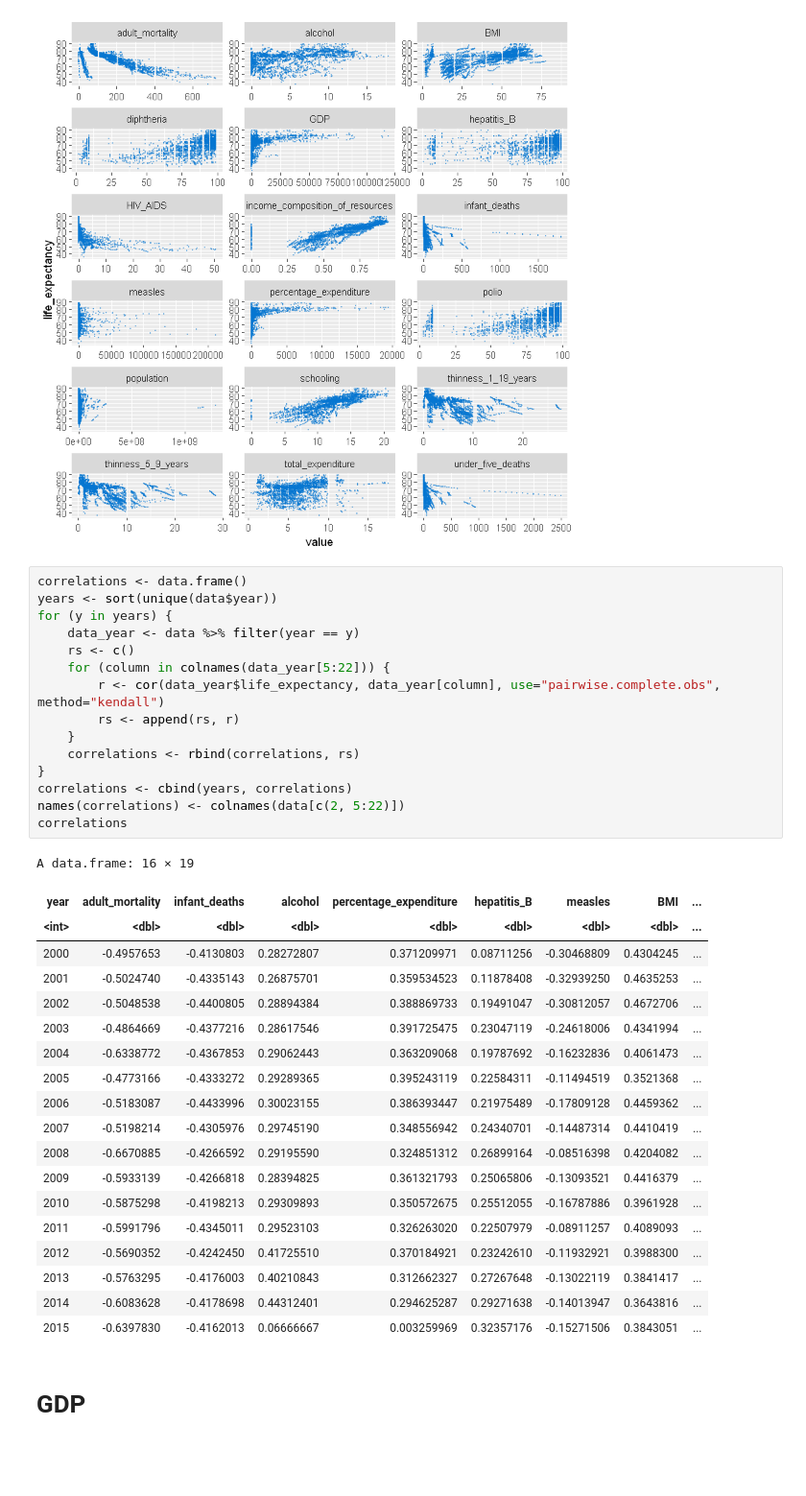
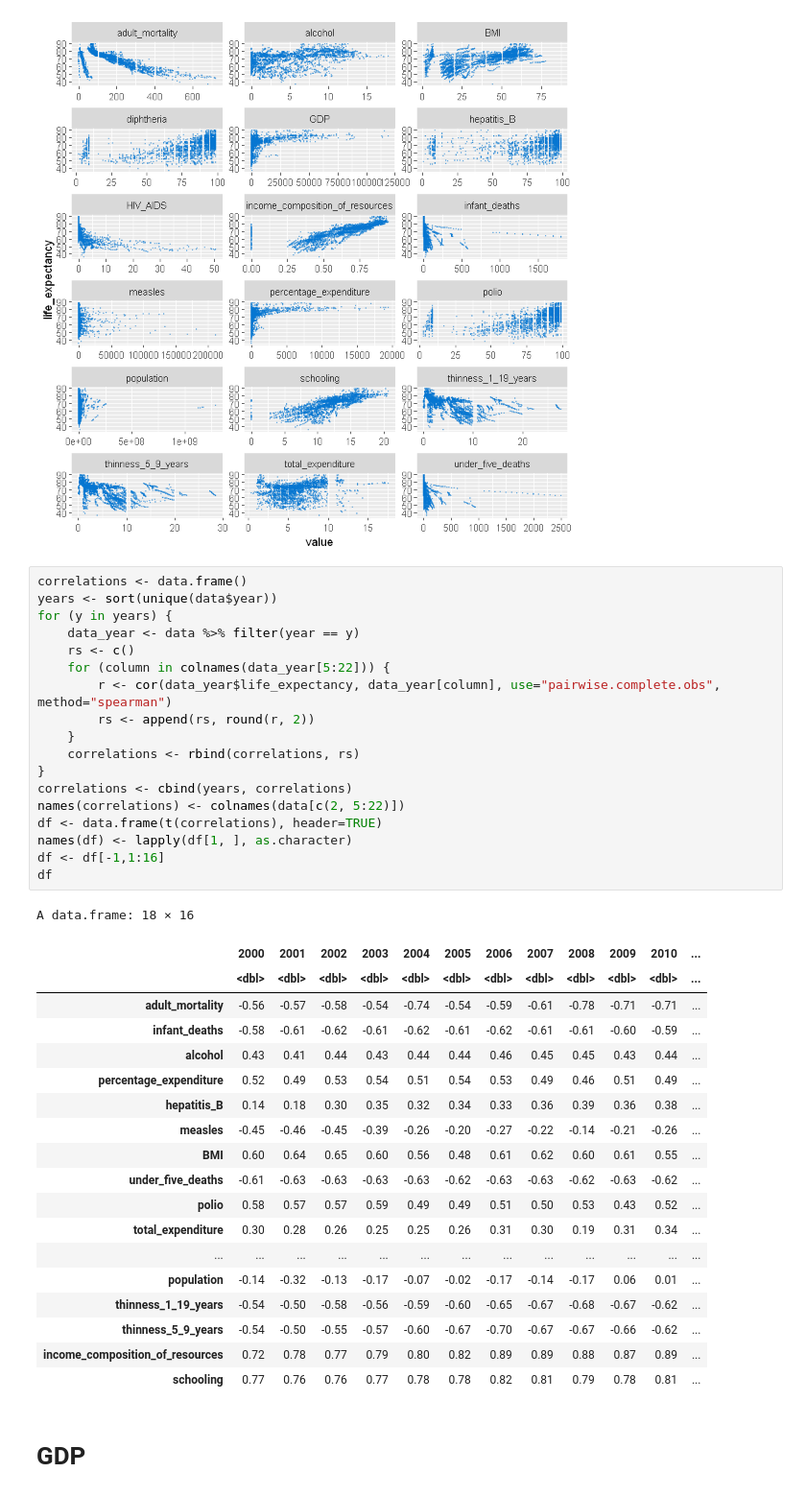
Before and after one commit to Szymex49/What_affects_life_expectancy-statistical_analysis, a Jupyter notebook: Malec.ipynb, the cells around one changed output. Shown at 96% size. Drawn from its saved outputs; the diff is of its cells as text; blank space fills up the shorter version.

```diff
--- a/Malec.ipynb
+++ b/Malec.ipynb
@@ -136,38 +136,41 @@ Warning message:
 # %%
 correlations <- data.frame()
 years <- sort(unique(data$year))
 for (y in years) {
     data_year <- data %>% filter(year == y)
     rs <- c()
     for (column in colnames(data_year[5:22])) {
-        r <- cor(data_year$life_expectancy, data_year[column], use="pairwise.complete.obs", method="kendall")
-        rs <- append(rs, r)
+        r <- cor(data_year$life_expectancy, data_year[column], use="pairwise.complete.obs", method="spearman")
+        rs <- append(rs, round(r, 2))
     }
     correlations <- rbind(correlations, rs)
 }
 correlations <- cbind(years, correlations)
 names(correlations) <- colnames(data[c(2, 5:22)])
-correlations
+df <- data.frame(t(correlations), header=TRUE)
+names(df) <- lapply(df[1, ], as.character)
+df <- df[-1,1:16]
+df
 # %% [output]
-A data.frame: 16 × 19
+A data.frame: 18 × 16
-| year | adult_mortality | infant_deaths | alcohol | percentage_expenditure | hepatitis_B | measles | BMI | ... |
-| <int> | <dbl> | <dbl> | <dbl> | <dbl> | <dbl> | <dbl> | <dbl> | ... |
-| 2000 | -0.4957653 | -0.4130803 | 0.28272807 | 0.371209971 | 0.08711256 | -0.30468809 | 0.4304245 | ... |
-| 2001 | -0.5024740 | -0.4335143 | 0.26875701 | 0.359534523 | 0.11878408 | -0.32939250 | 0.4635253 | ... |
-| 2002 | -0.5048538 | -0.4400805 | 0.28894384 | 0.388869733 | 0.19491047 | -0.30812057 | 0.4672706 | ... |
-| 2003 | -0.4864669 | -0.4377216 | 0.28617546 | 0.391725475 | 0.23047119 | -0.24618006 | 0.4341994 | ... |
-| 2004 | -0.6338772 | -0.4367853 | 0.29062443 | 0.363209068 | 0.19787692 | -0.16232836 | 0.4061473 | ... |
-| 2005 | -0.4773166 | -0.4333272 | 0.29289365 | 0.395243119 | 0.22584311 | -0.11494519 | 0.3521368 | ... |
-| 2006 | -0.5183087 | -0.4433996 | 0.30023155 | 0.386393447 | 0.21975489 | -0.17809128 | 0.4459362 | ... |
-| 2007 | -0.5198214 | -0.4305976 | 0.29745190 | 0.348556942 | 0.24340701 | -0.14487314 | 0.4410419 | ... |
-| 2008 | -0.6670885 | -0.4266592 | 0.29195590 | 0.324851312 | 0.26899164 | -0.08516398 | 0.4204082 | ... |
-| 2009 | -0.5933139 | -0.4266818 | 0.28394825 | 0.361321793 | 0.25065806 | -0.13093521 | 0.4416379 | ... |
-| 2010 | -0.5875298 | -0.4198213 | 0.29309893 | 0.350572675 | 0.25512055 | -0.16787886 | 0.3961928 | ... |
-| 2011 | -0.5991796 | -0.4345011 | 0.29523103 | 0.326263020 | 0.22507979 | -0.08911257 | 0.4089093 | ... |
-| 2012 | -0.5690352 | -0.4242450 | 0.41725510 | 0.370184921 | 0.23242610 | -0.11932921 | 0.3988300 | ... |
-| 2013 | -0.5763295 | -0.4176003 | 0.40210843 | 0.312662327 | 0.27267648 | -0.13022119 | 0.3841417 | ... |
-| 2014 | -0.6083628 | -0.4178698 | 0.44312401 | 0.294625287 | 0.29271638 | -0.14013947 | 0.3643816 | ... |
-| 2015 | -0.6397830 | -0.4162013 | 0.06666667 | 0.003259969 | 0.32357176 | -0.15271506 | 0.3843051 | ... |
+|  | 2000 | 2001 | 2002 | 2003 | 2004 | 2005 | 2006 | 2007 | 2008 | 2009 | 2010 | ... |
+|  | <dbl> | <dbl> | <dbl> | <dbl> | <dbl> | <dbl> | <dbl> | <dbl> | <dbl> | <dbl> | <dbl> | ... |
+| adult_mortality | -0.56 | -0.57 | -0.58 | -0.54 | -0.74 | -0.54 | -0.59 | -0.61 | -0.78 | -0.71 | -0.71 | ... |
+| infant_deaths | -0.58 | -0.61 | -0.62 | -0.61 | -0.62 | -0.61 | -0.62 | -0.61 | -0.61 | -0.60 | -0.59 | ... |
+| alcohol | 0.43 | 0.41 | 0.44 | 0.43 | 0.44 | 0.44 | 0.46 | 0.45 | 0.45 | 0.43 | 0.44 | ... |
+| percentage_expenditure | 0.52 | 0.49 | 0.53 | 0.54 | 0.51 | 0.54 | 0.53 | 0.49 | 0.46 | 0.51 | 0.49 | ... |
+| hepatitis_B | 0.14 | 0.18 | 0.30 | 0.35 | 0.32 | 0.34 | 0.33 | 0.36 | 0.39 | 0.36 | 0.38 | ... |
+| measles | -0.45 | -0.46 | -0.45 | -0.39 | -0.26 | -0.20 | -0.27 | -0.22 | -0.14 | -0.21 | -0.26 | ... |
+| BMI | 0.60 | 0.64 | 0.65 | 0.60 | 0.56 | 0.48 | 0.61 | 0.62 | 0.60 | 0.61 | 0.55 | ... |
+| under_five_deaths | -0.61 | -0.63 | -0.63 | -0.63 | -0.63 | -0.62 | -0.63 | -0.63 | -0.62 | -0.63 | -0.62 | ... |
+| polio | 0.58 | 0.57 | 0.57 | 0.59 | 0.49 | 0.49 | 0.51 | 0.50 | 0.53 | 0.43 | 0.52 | ... |
+| total_expenditure | 0.30 | 0.28 | 0.26 | 0.25 | 0.25 | 0.26 | 0.31 | 0.30 | 0.19 | 0.31 | 0.34 | ... |
+| ... | ... | ... | ... | ... | ... | ... | ... | ... | ... | ... | ... | ... |
+| population | -0.14 | -0.32 | -0.13 | -0.17 | -0.07 | -0.02 | -0.17 | -0.14 | -0.17 | 0.06 | 0.01 | ... |
+| thinness_1_19_years | -0.54 | -0.50 | -0.58 | -0.56 | -0.59 | -0.60 | -0.65 | -0.67 | -0.68 | -0.67 | -0.62 | ... |
+| thinness_5_9_years | -0.54 | -0.50 | -0.55 | -0.57 | -0.60 | -0.67 | -0.70 | -0.67 | -0.67 | -0.66 | -0.62 | ... |
+| income_composition_of_resources | 0.72 | 0.78 | 0.77 | 0.79 | 0.80 | 0.82 | 0.89 | 0.89 | 0.88 | 0.87 | 0.89 | ... |
+| schooling | 0.77 | 0.76 | 0.76 | 0.77 | 0.78 | 0.78 | 0.82 | 0.81 | 0.79 | 0.78 | 0.81 | ... |
 # %% [markdown]
 # GDP
 # %%
```
Also changed, not shown: 1 other file.
